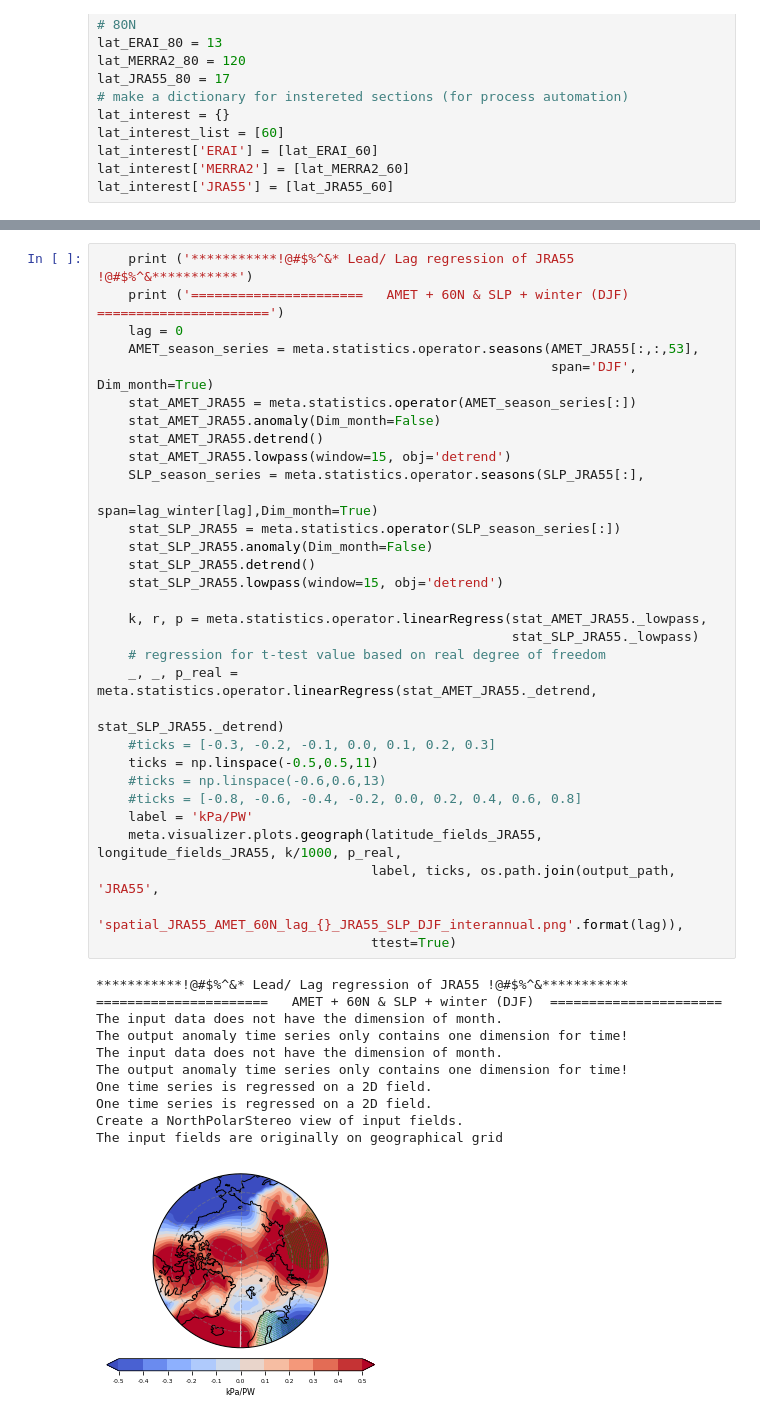
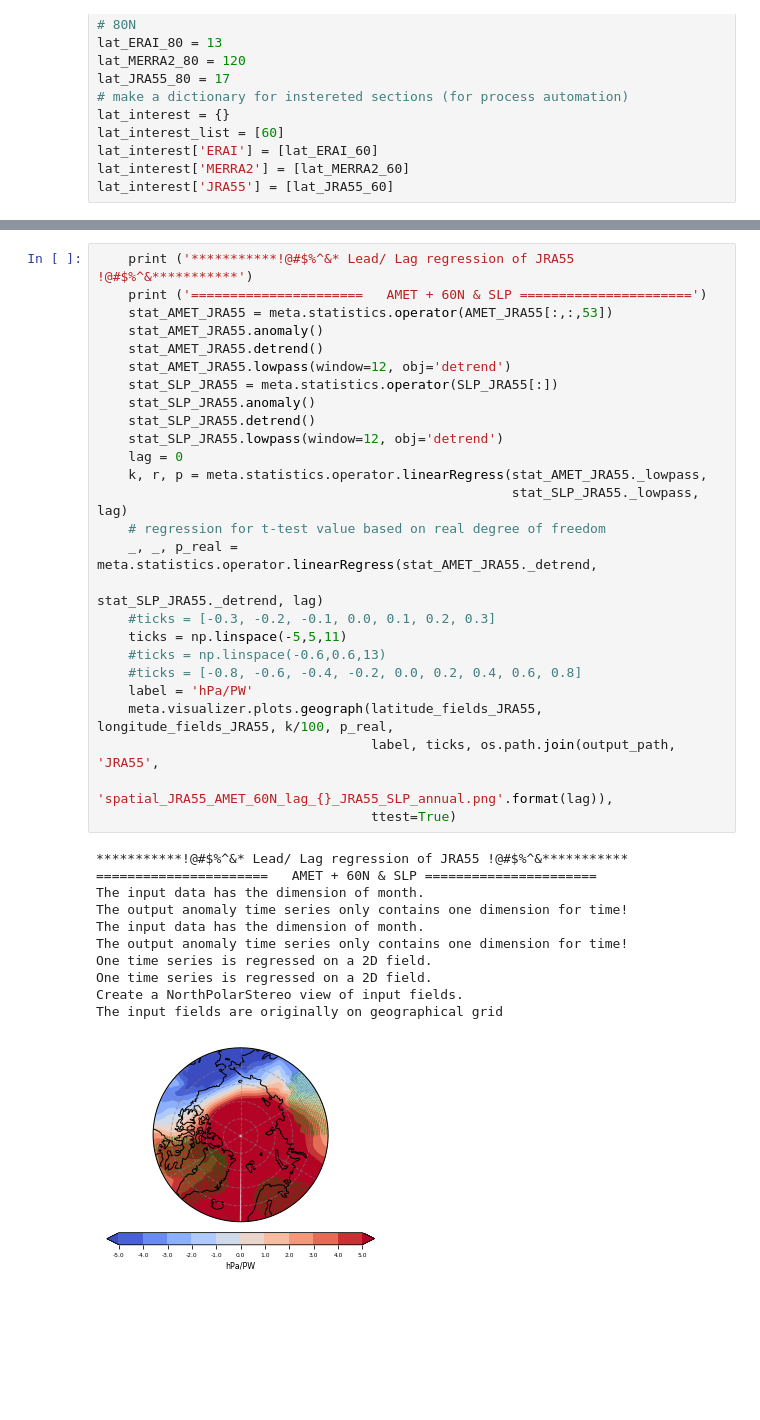
Before and after one commit to geek-yang/AirSeaFlow, a Jupyter notebook: MET_revise/ESD/paper_regress_AMET.ipynb, the cells around one changed output, grey strips where cells are left out. Saved outputs shown, nothing was run; the diff lists cells and outputs as text; blank space fills up the shorter version.

Commit message:
more figures for paper 1 and OSNAP

```diff
--- a/MET_revise/ESD/paper_regress_AMET.ipynb
+++ b/MET_revise/ESD/paper_regress_AMET.ipynb
@@ -402,43 +415,38 @@ The input fields are originally on geographical grid
 # %%
     print ('***********!@#$%^&* Lead/ Lag regression of JRA55 !@#$%^&***********')
-    print ('======================   AMET + 60N & SLP + winter (DJF)  ======================')
+    print ('======================   AMET + 60N & SLP ======================')
+    stat_AMET_JRA55 = meta.statistics.operator(AMET_JRA55[:,:,53])
+    stat_AMET_JRA55.anomaly()
+    stat_AMET_JRA55.detrend()
+    stat_AMET_JRA55.lowpass(window=12, obj='detrend')
+    stat_SLP_JRA55 = meta.statistics.operator(SLP_JRA55[:])
+    stat_SLP_JRA55.anomaly()
+    stat_SLP_JRA55.detrend()
+    stat_SLP_JRA55.lowpass(window=12, obj='detrend')
     lag = 0
-    AMET_season_series = meta.statistics.operator.seasons(AMET_JRA55[:,:,53],
-                                                          span='DJF', Dim_month=True)
-    stat_AMET_JRA55 = meta.statistics.operator(AMET_season_series[:])
-    stat_AMET_JRA55.anomaly(Dim_month=False)
-    stat_AMET_JRA55.detrend()
-    stat_AMET_JRA55.lowpass(window=15, obj='detrend')
-    SLP_season_series = meta.statistics.operator.seasons(SLP_JRA55[:],
-                                                         span=lag_winter[lag],Dim_month=True)
-    stat_SLP_JRA55 = meta.statistics.operator(SLP_season_series[:])
-    stat_SLP_JRA55.anomaly(Dim_month=False)
-    stat_SLP_JRA55.detrend()
-    stat_SLP_JRA55.lowpass(window=15, obj='detrend')
-
     k, r, p = meta.statistics.operator.linearRegress(stat_AMET_JRA55._lowpass,
-                                                     stat_SLP_JRA55._lowpass)
+                                                     stat_SLP_JRA55._lowpass, lag)
     # regression for t-test value based on real degree of freedom
     _, _, p_real = meta.statistics.operator.linearRegress(stat_AMET_JRA55._detrend,
-                                                          stat_SLP_JRA55._detrend)
+                                                          stat_SLP_JRA55._detrend, lag)
     #ticks = [-0.3, -0.2, -0.1, 0.0, 0.1, 0.2, 0.3]
-    ticks = np.linspace(-0.5,0.5,11)
+    ticks = np.linspace(-5,5,11)
     #ticks = np.linspace(-0.6,0.6,13)
     #ticks = [-0.8, -0.6, -0.4, -0.2, 0.0, 0.2, 0.4, 0.6, 0.8]
-    label = 'kPa/PW'
-    meta.visualizer.plots.geograph(latitude_fields_JRA55, longitude_fields_JRA55, k/1000, p_real,
+    label = 'hPa/PW'
+    meta.visualizer.plots.geograph(latitude_fields_JRA55, longitude_fields_JRA55, k/100, p_real,
                                    label, ticks, os.path.join(output_path, 'JRA55',
-                                   'spatial_JRA55_AMET_60N_lag_{}_JRA55_SLP_DJF_interannual.png'.format(lag)),
+                                   'spatial_JRA55_AMET_60N_lag_{}_JRA55_SLP_annual.png'.format(lag)),
                                    ttest=True)
 # %% [output]
 ***********!@#$%^&* Lead/ Lag regression of JRA55 !@#$%^&***********
-======================   AMET + 60N & SLP + winter (DJF)  ======================
-The input data does not have the dimension of month.
+======================   AMET + 60N & SLP ======================
+The input data has the dimension of month.
 The output anomaly time series only contains one dimension for time!
-The input data does not have the dimension of month.
+The input data has the dimension of month.
 The output anomaly time series only contains one dimension for time!
 One time series is regressed on a 2D field.
 One time series is regressed on a 2D field.
 Create a NorthPolarStereo view of input fields.
 The input fields are originally on geographical grid
-[figure, old version]
+[figure, new version]
```
Also changed, not shown: parts of 17 cells of this notebook, 3 other files.
